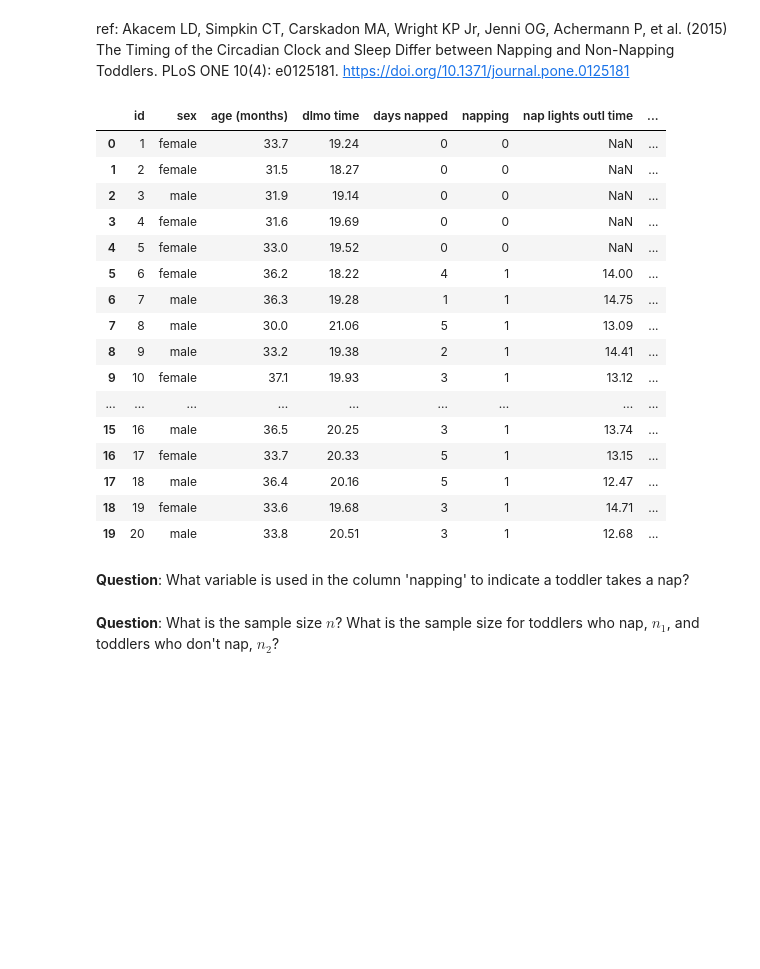
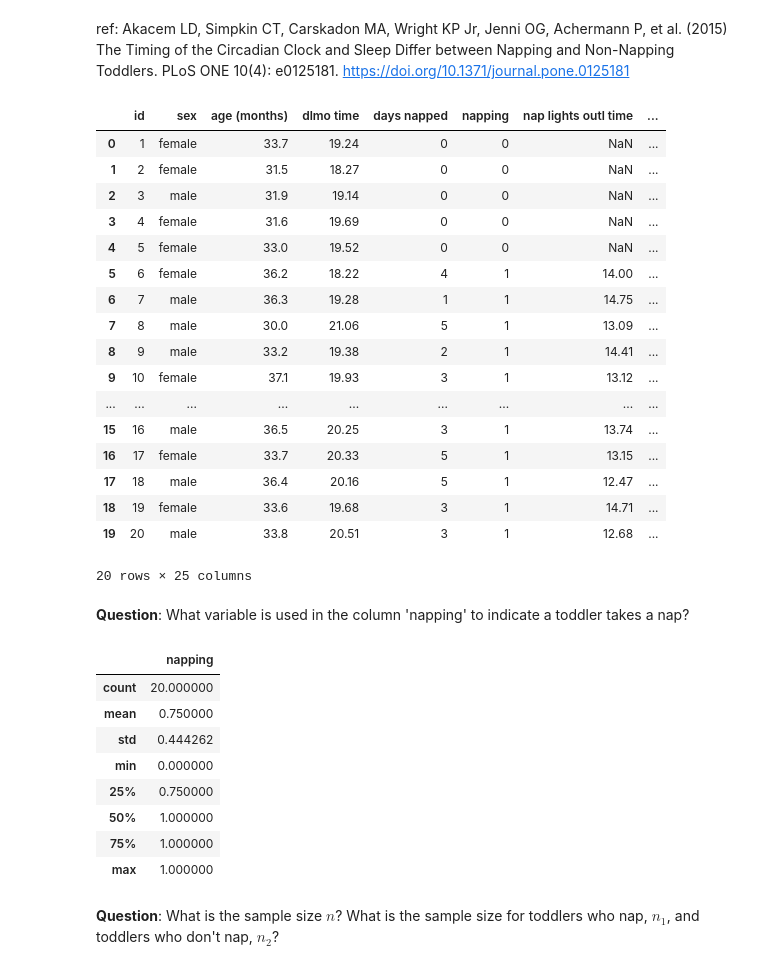
Before and after one commit to justincodestoday/DataScienceExercises, a Jupyter notebook: Exercises/Case Study - Confidence Intervals (Nap no Nap).ipynb, the cells around one changed output. Saved outputs shown, nothing was run; the diff lists cells and outputs as text; code cells hidden in the pictures; blank space fills up the shorter version.

```diff
--- a/Exercises/Case Study - Confidence Intervals (Nap no Nap).ipynb
+++ b/Exercises/Case Study - Confidence Intervals (Nap no Nap).ipynb
@@ -53,7 +53,7 @@ import pandas as pd
 import numpy as np
 # %%
 # Import the data
-df = pd.read_csv("./data/nap_no_nap.csv")
+df = pd.read_csv("../data_samples/nap_no_nap.csv")
 # %%
 # First, look at the DataFrame to get a sense of the data
 df
@@ -75,7 +75,20 @@ df
 | 17 | 18 | male | 36.4 | 20.16 | 5 | 1 | 12.47 | ... |
 | 18 | 19 | female | 33.6 | 19.68 | 3 | 1 | 14.71 | ... |
 | 19 | 20 | male | 33.8 | 20.51 | 3 | 1 | 12.68 | ... |
+20 rows × 25 columns
 # %% [markdown]
 **Question**: What variable is used in the column 'napping' to indicate a toddler takes a nap?
+# %%
+df[['napping']].describe()
+# %% [output]
+|  | napping |
+| count | 20.000000 |
+| mean | 0.750000 |
+| std | 0.444262 |
+| min | 0.000000 |
+| 25% | 0.750000 |
+| 50% | 1.000000 |
+| 75% | 1.000000 |
+| max | 1.000000 |
 # %% [markdown]
 **Question**: What is the sample size $n$? What is the sample size for toddlers who nap, $n_1$, and toddlers who don't nap, $n_2$?
```
Also changed, not shown: parts of 28 cells of this notebook, 13 other files.
